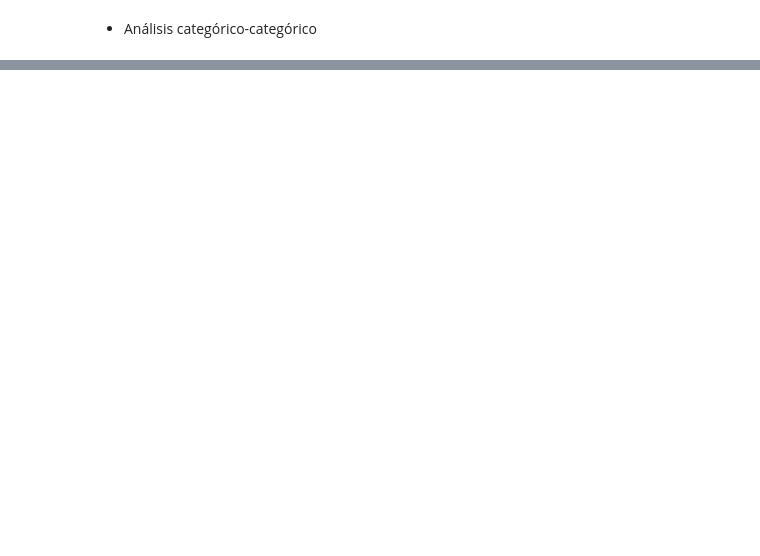
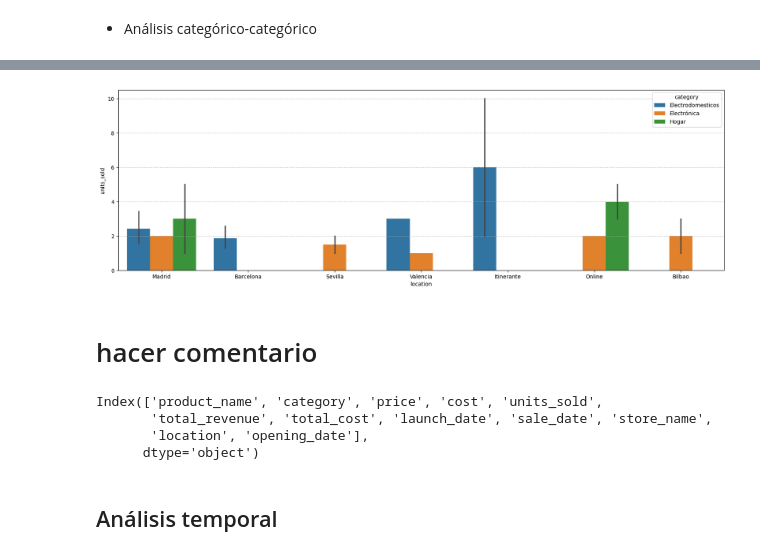
Before and after one commit to fertr98/Junior-Data-Scientist---Prueba-t-cnica, a Jupyter notebook: src/explore.ipynb, the cells around one changed output, grey strips where cells are left out. Drawn from its saved outputs; the diff is of its cells as text; code cells hidden in the pictures; blank space fills up the shorter version.

```diff
--- a/src/explore.ipynb
+++ b/src/explore.ipynb
@@ -662,0 +772,17 @@ plt.show()
+# %%
+plt.figure(figsize=(20, 6))
+sns.barplot(data = filtered_dataset, x = "location", y = "units_sold", hue = "category")
+plt.grid(axis='y', linestyle='--', alpha=0.7)
+# %% [output]
+[figure, added]
+# %% [markdown]
+# hacer comentario
+# %%
+dataset.columns
+# %% [output]
+Index(['product_name', 'category', 'price', 'cost', 'units_sold',
+       'total_revenue', 'total_cost', 'launch_date', 'sale_date', 'store_name',
+       'location', 'opening_date'],
+      dtype='object')
+# %% [markdown]
+## Análisis temporal
```
Also changed, not shown: parts of 35 cells of this notebook.
